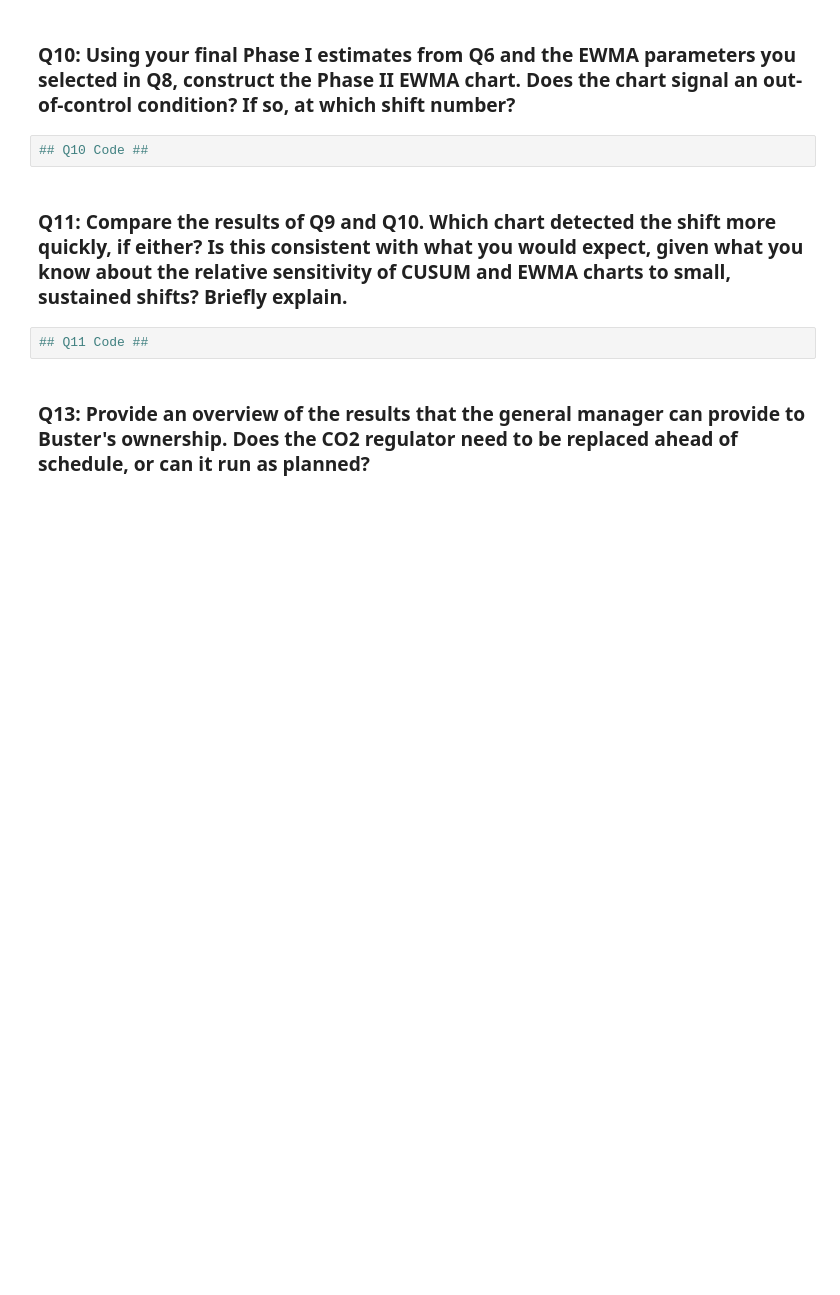
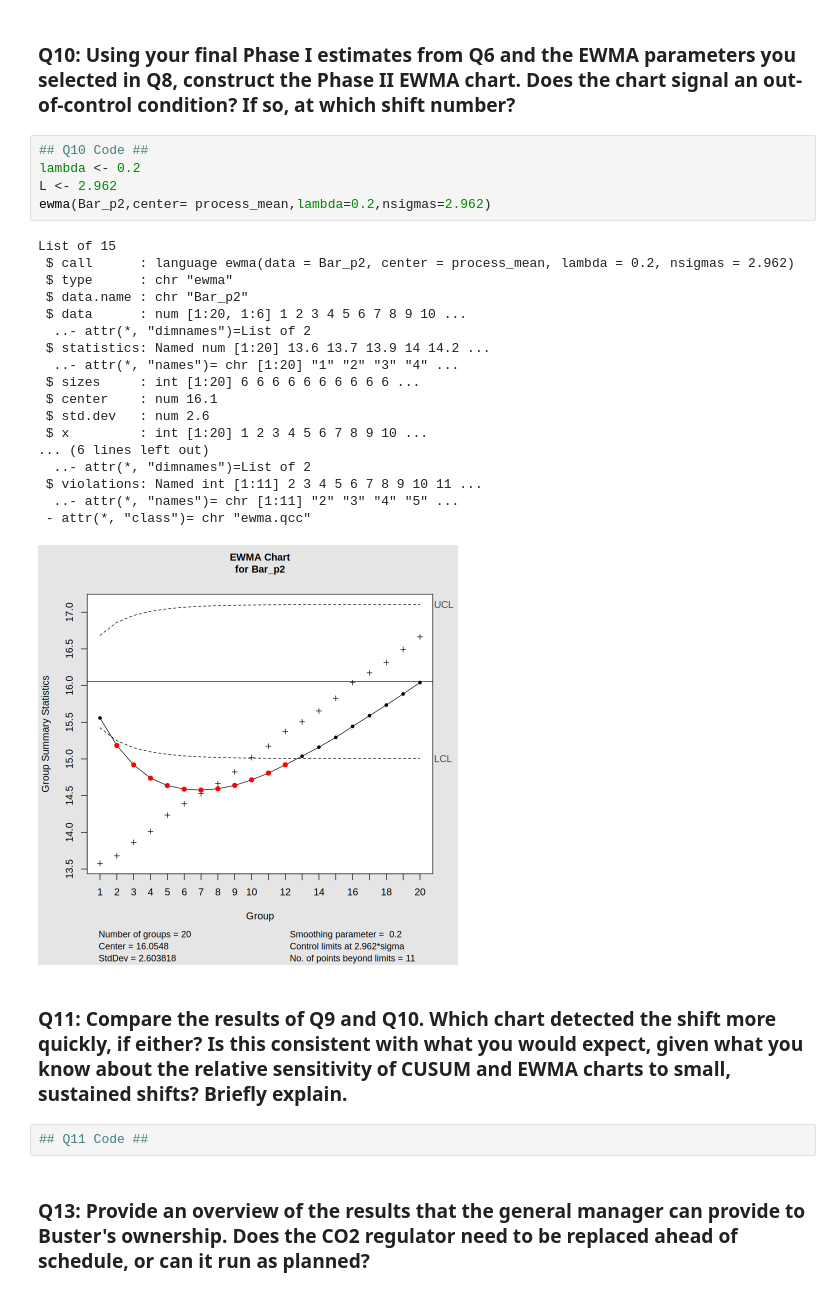
Before and after one commit to tchoud227/STAT-7110-Quality-Control, a Jupyter notebook: Assignments/HW2/STAT-7110-HW2.ipynb, the cells around one changed output. Saved outputs shown, nothing was run; the diff lists cells and outputs as text; blank space fills up the shorter version.

```diff
--- a/Assignments/HW2/STAT-7110-HW2.ipynb
+++ b/Assignments/HW2/STAT-7110-HW2.ipynb
@@ -229,6 +264,28 @@ Cpm: 0.7696239
 ### Q10: Using your final Phase I estimates from Q6 and the EWMA parameters you selected in Q8, construct the Phase II EWMA chart. Does the chart signal an out-of-control condition? If so, at which shift number?
 # %%
 ## Q10 Code ##
+lambda <- 0.2
+L <- 2.962
+ewma(Bar_p2,center= process_mean,lambda=0.2,nsigmas=2.962)
+# %% [output]
+List of 15
+ $ call      : language ewma(data = Bar_p2, center = process_mean, lambda = 0.2, nsigmas = 2.962)
+ $ type      : chr "ewma"
+ $ data.name : chr "Bar_p2"
+ $ data      : num [1:20, 1:6] 1 2 3 4 5 6 7 8 9 10 ...
+  ..- attr(*, "dimnames")=List of 2
+ $ statistics: Named num [1:20] 13.6 13.7 13.9 14 14.2 ...
+  ..- attr(*, "names")= chr [1:20] "1" "2" "3" "4" ...
+ $ sizes     : int [1:20] 6 6 6 6 6 6 6 6 6 6 ...
+ $ center    : num 16.1
+ $ std.dev   : num 2.6
+ $ x         : int [1:20] 1 2 3 4 5 6 7 8 9 10 ...
+... (6 lines left out)
+  ..- attr(*, "dimnames")=List of 2
+ $ violations: Named int [1:11] 2 3 4 5 6 7 8 9 10 11 ...
+  ..- attr(*, "names")= chr [1:11] "2" "3" "4" "5" ...
+ - attr(*, "class")= chr "ewma.qcc"
+[figure, added]
 # %% [markdown]
 ### Q11: Compare the results of Q9 and Q10. Which chart detected the shift more quickly, if either? Is this consistent with what you would expect, given what you know about the relative sensitivity of CUSUM and EWMA charts to small, sustained shifts? Briefly explain.
 # %%
```
Also changed, not shown: parts of 2 cells of this notebook.
